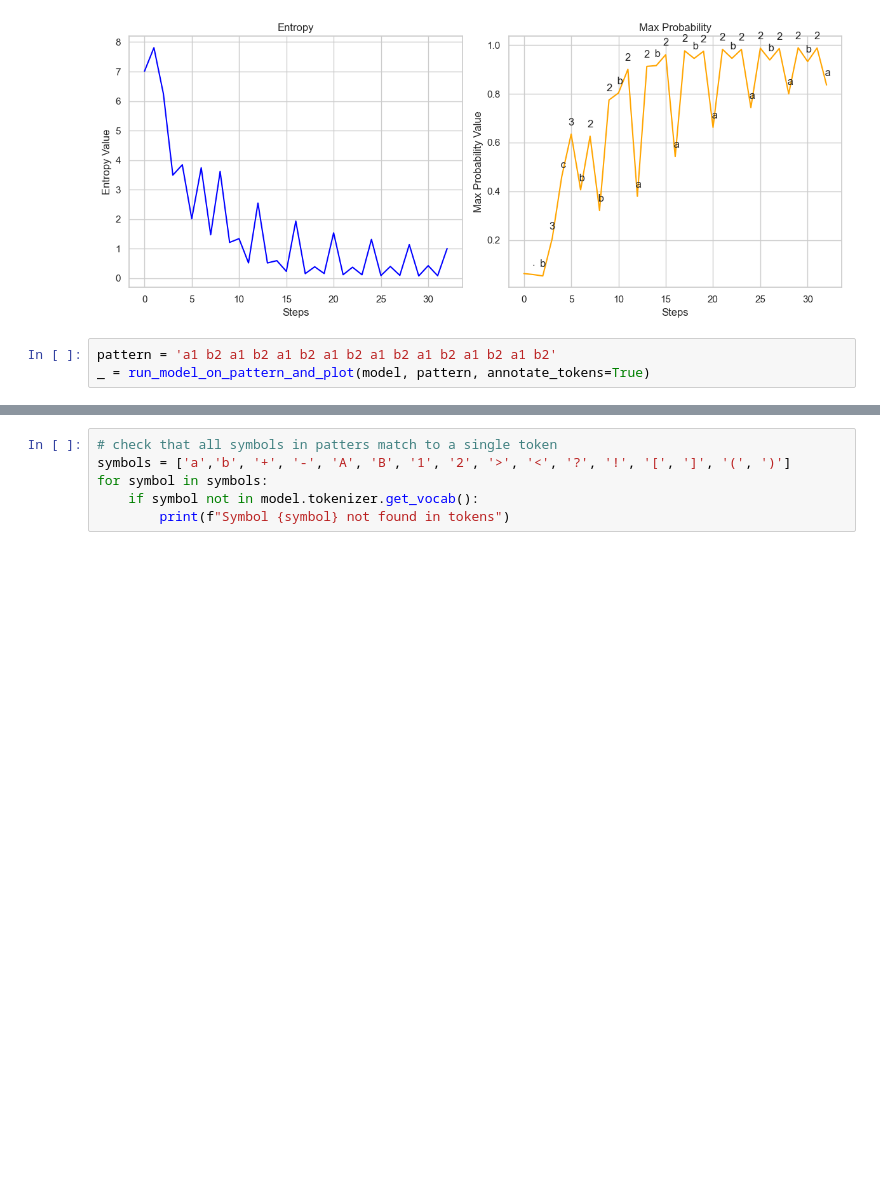
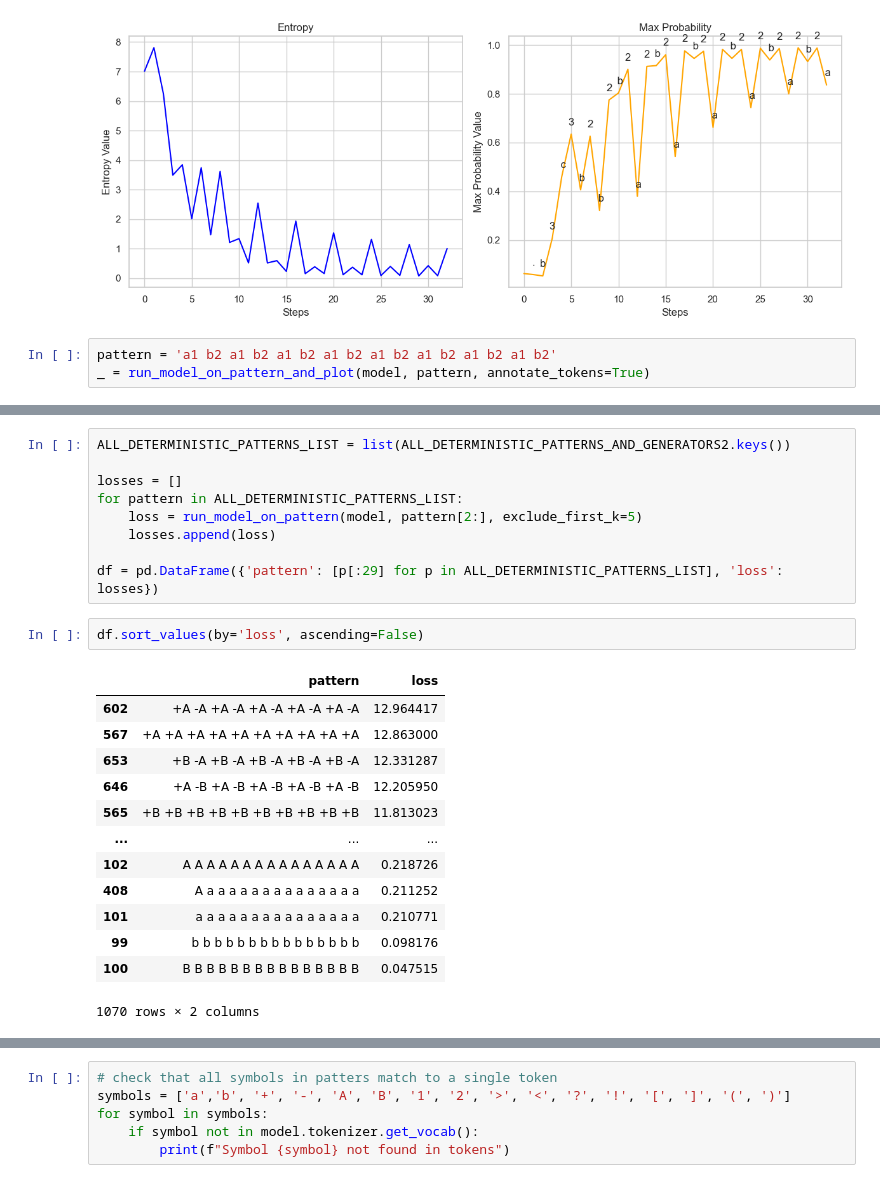
Before and after one commit to culpritgene/GeoMechInterp, a Jupyter notebook: causal_gpt2.ipynb, the cells around one changed output, grey strips where cells are left out. Drawn from its saved outputs; the diff is of its cells as text; blank space fills up the shorter version.

```diff
--- a/causal_gpt2.ipynb
+++ b/causal_gpt2.ipynb
@@ -362,0 +390,25 @@ _ = run_model_on_pattern_and_plot(model, pattern, annotate_tokens=True)
+# %%
+ALL_DETERMINISTIC_PATTERNS_LIST = list(ALL_DETERMINISTIC_PATTERNS_AND_GENERATORS2.keys())
+
+losses = []
+for pattern in ALL_DETERMINISTIC_PATTERNS_LIST:
+    loss = run_model_on_pattern(model, pattern[2:], exclude_first_k=5)
+    losses.append(loss)
+
+df = pd.DataFrame({'pattern': [p[:29] for p in ALL_DETERMINISTIC_PATTERNS_LIST], 'loss': losses})
+# %%
+df.sort_values(by='loss', ascending=False)
+# %% [output]
+|  | pattern | loss |
+| 602 | +A -A +A -A +A -A +A -A +A -A | 12.964417 |
+| 567 | +A +A +A +A +A +A +A +A +A +A | 12.863000 |
+| 653 | +B -A +B -A +B -A +B -A +B -A | 12.331287 |
+| 646 | +A -B +A -B +A -B +A -B +A -B | 12.205950 |
+| 565 | +B +B +B +B +B +B +B +B +B +B | 11.813023 |
+| ... | ... | ... |
+| 102 | A A A A A A A A A A A A A A A | 0.218726 |
+| 408 | A a a a a a a a a a a a a a a | 0.211252 |
+| 101 | a a a a a a a a a a a a a a a | 0.210771 |
+| 99 | b b b b b b b b b b b b b b b | 0.098176 |
+| 100 | B B B B B B B B B B B B B B B | 0.047515 |
+1070 rows × 2 columns
```
Also changed, not shown: parts of 6 cells of this notebook, 3 other files.
